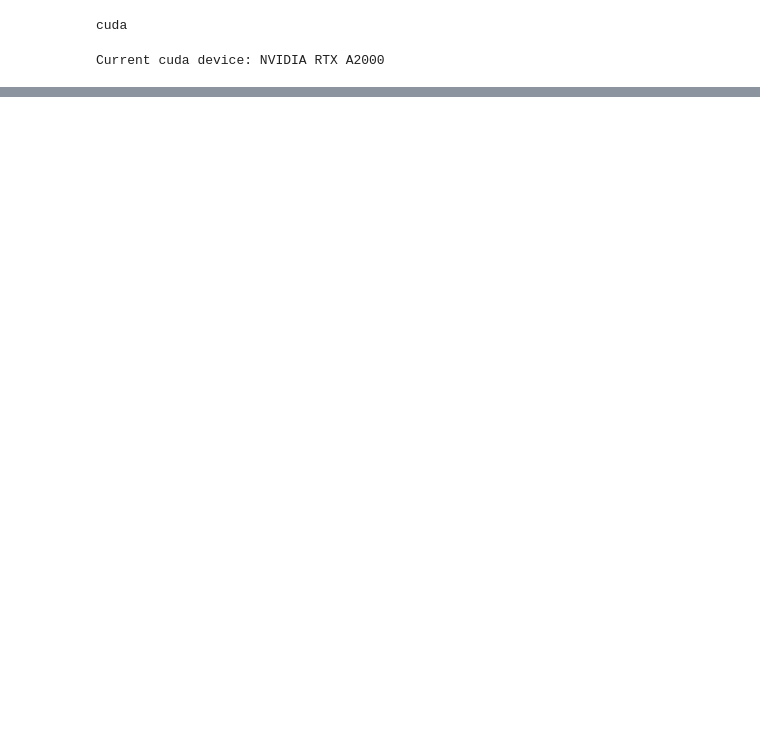
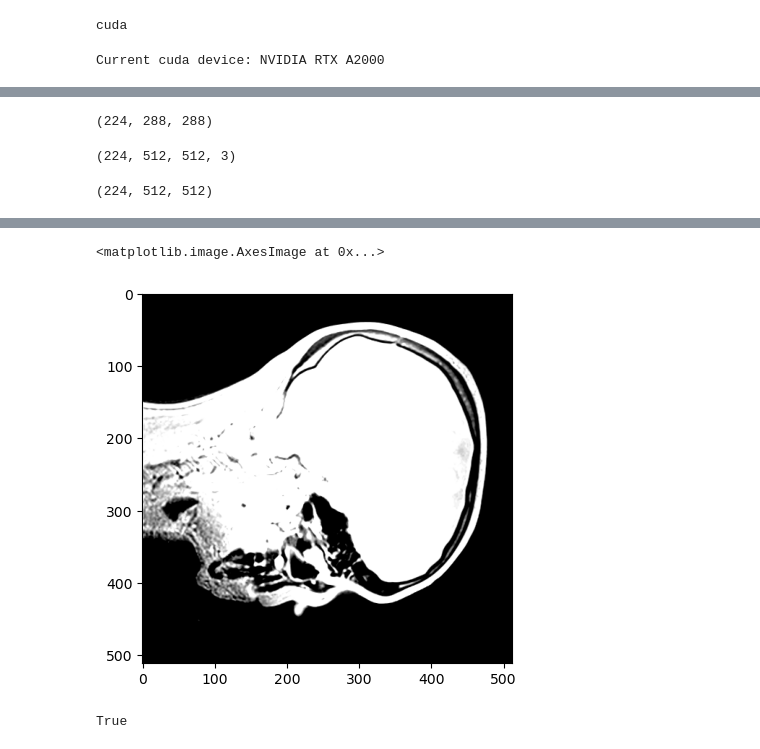
Before and after one commit to LawsOfForm/Automated_Electrode_Coordinate_Extraction, a Jupyter notebook: network/Network.ipynb, the cells around one changed output, grey strips where cells are left out. Drawn from its saved outputs; the diff is of its cells as text; code cells hidden in the pictures; blank space fills up the shorter version.

```diff
--- a/network/Network.ipynb
+++ b/network/Network.ipynb
@@ -114,0 +256,9 @@ torch.Size([288, 288])
+# %%
+w, h, d =  volume.shape
+volume += np.abs(np.min(volume))
+volume_max = np.max(volume)
+if volume_max > 0:
+    volume /= volume_max
+ret = np.empty((w, h, d, 3), dtype=np.uint8)
+ret[:, :, :, 2] = ret[:, :, :, 1] = ret[:, :, :, 0] = volume * 255
+volume = ret
@@ -114,0 +300,45 @@ torch.Size([288, 288])
+# %%
+mask.shape
+# %% [output]
+(224, 288, 288)
+# %%
+from skimage.transform import resize
+v_shape = volume.shape
+size = 512
+out_shape = (v_shape[0], size, size)
+mask = resize(
+    mask,
+    output_shape=out_shape,
+    order=0,
+    mode="constant",
+    cval=0,
+    anti_aliasing=False,
+)
+out_shape = out_shape + (v_shape[3],)
+volume = resize(
+    volume,
+    output_shape=out_shape,
+    order=2,
+    mode="constant",
+    cval=0,
+    anti_aliasing=False,
+)
+# %%
+volume.shape
+# %% [output]
+(224, 512, 512, 3)
+# %%
+mask.shape
+# %% [output]
+(224, 512, 512)
+# %%
+from skimage.exposure import rescale_intensity
+p10 = np.percentile(volume, 10)
+p99 = np.percentile(volume, 99)
+volume = rescale_intensity(volume, in_range=(p10, p99))
+m = np.mean(volume, axis=(0, 1, 2))
+s = np.std(volume, axis=(0, 1, 2))
+volume = (volume - m) / s
+# %%
+plt.imshow(volume[100])
+# %% [output]
@@ -114,0 +346,2 @@ torch.Size([288, 288])
+<matplotlib.image.AxesImage at 0x...>
+[figure, added]
@@ -114,0 +350,4 @@ torch.Size([288, 288])
+# %%
+np.all(z_projection == z_projection2)
+# %% [output]
+True
```
Also changed, not shown: parts of 11 cells of this notebook.
